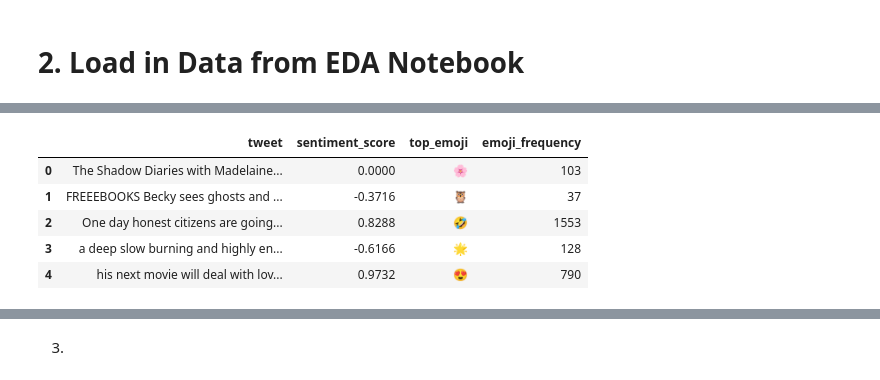
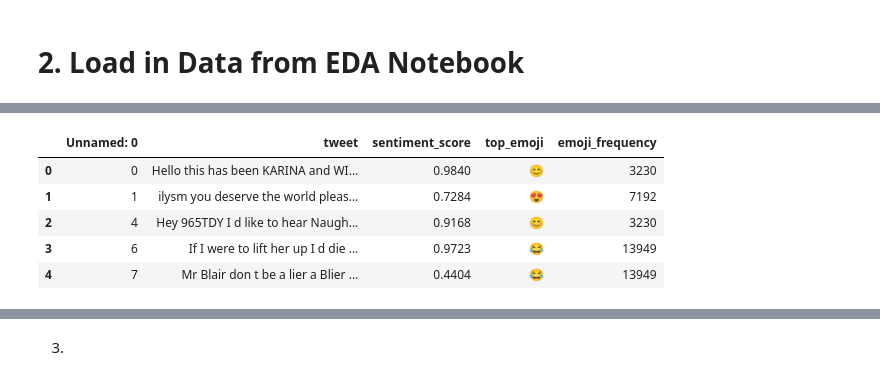
Before and after one commit to bmccabe96/Emoji_Analysis, a Jupyter notebook: Analysis/Unsupervised_Determine_Num_Classes.ipynb, the cells around one changed output, grey strips where cells are left out. Cells and saved outputs as stored; diff of their text form; code cells hidden in the pictures.

```diff
--- a/Analysis/Unsupervised_Determine_Num_Classes.ipynb
+++ b/Analysis/Unsupervised_Determine_Num_Classes.ipynb
@@ -76,0 +73,2 @@ df_all = pd.read_csv("tweets_w_all_emojis_present.csv").drop('emoji', axis=1)
+# %%
+df_all = pd.read_csv("tweets_7_classes.csv")
@@ -77,12 +90,12 @@ df_all = pd.read_csv("tweets_w_all_emojis_present.csv").drop('emoji', axis=1)
 # %%
-df.head()
+df_all.head()
 # %% [output]
-|  | tweet | sentiment_score | top_emoji | emoji_frequency |
-| 0 | The Shadow Diaries with Madelaine... | 0.0000 | 🌸 | 103 |
-| 1 | FREEEBOOKS Becky sees ghosts and ... | -0.3716 | 🦉 | 37 |
-| 2 | One day honest citizens are going... | 0.8288 | 🤣 | 1553 |
-| 3 | a deep slow burning and highly en... | -0.6166 | 🌟 | 128 |
-| 4 | his next movie will deal with lov... | 0.9732 | 😍 | 790 |
+|  | Unnamed: 0 | tweet | sentiment_score | top_emoji | emoji_frequency |
+| 0 | 0 | Hello this has been KARINA and WI... | 0.9840 | 😊 | 3230 |
+| 1 | 1 | ilysm you deserve the world pleas... | 0.7284 | 😍 | 7192 |
+| 2 | 4 | Hey 965TDY I d like to hear Naugh... | 0.9168 | 😊 | 3230 |
+| 3 | 6 | If I were to lift her up I d die ... | 0.9723 | 😂 | 13949 |
+| 4 | 7 | Mr Blair don t be a lier a Blier ... | 0.4404 | 😂 | 13949 |
 # %%
 emojis.head()
 # %% [output]
```
Also changed, not shown: parts of 38 cells of this notebook, 12 other files.
